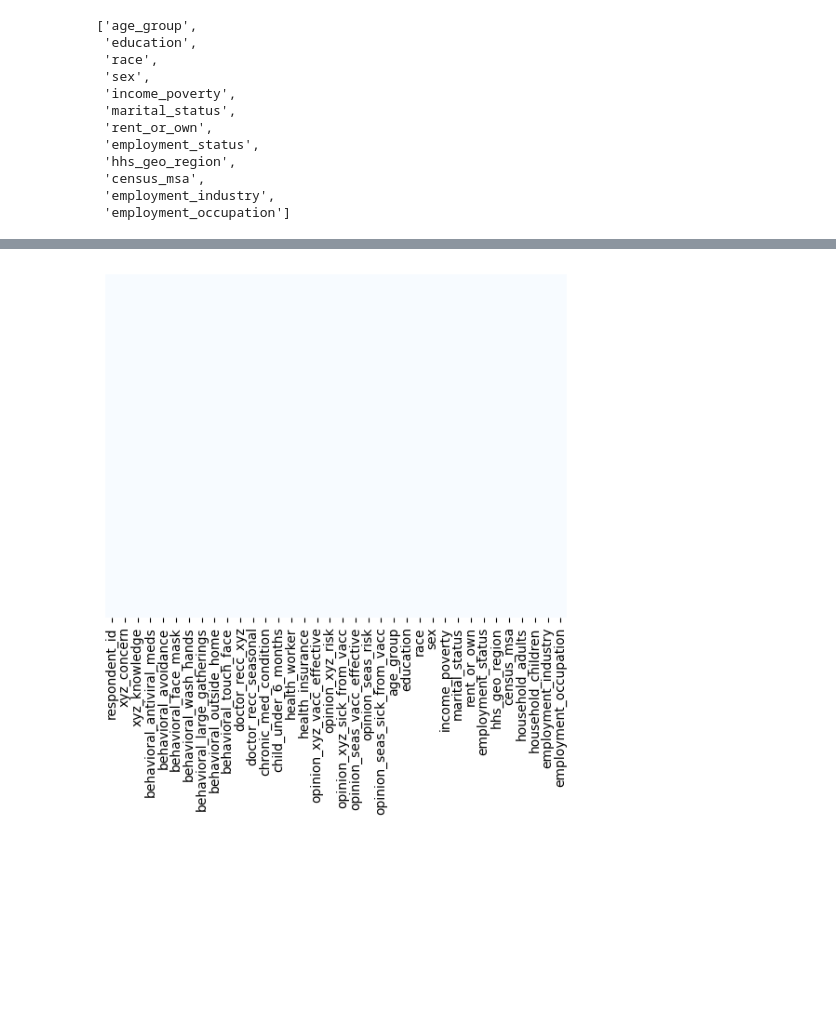
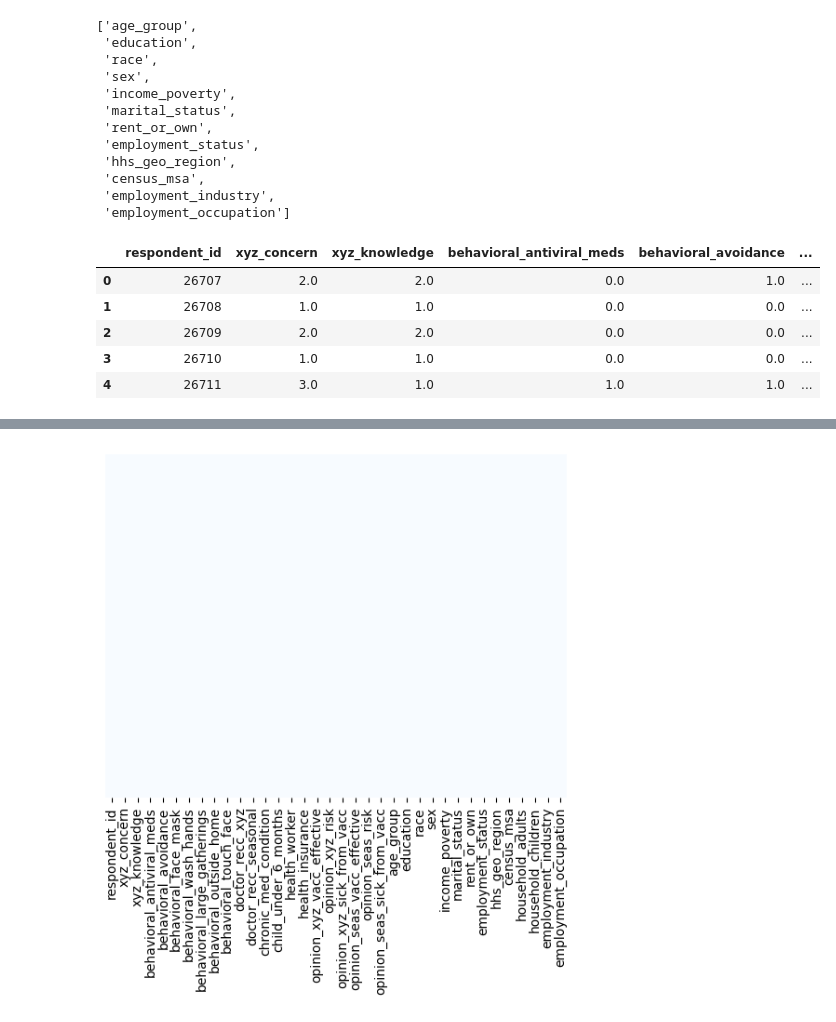
Before and after one commit to ArihantRastogi/hackathon, a Jupyter notebook: hackathon.ipynb, the cells around one changed output, grey strips where cells are left out. Drawn from its saved outputs; the diff is of its cells as text; code cells hidden in the pictures; blank space fills up the shorter version.

```diff
--- a/hackathon.ipynb
+++ b/hackathon.ipynb
@@ -81,3 +81,12 @@ cat_cols
  'census_msa',
  'employment_industry',
  'employment_occupation']
+# %%
+test_set_features.head()
+# %% [output]
+|  | respondent_id | xyz_concern | xyz_knowledge | behavioral_antiviral_meds | behavioral_avoidance | ... |
+| 0 | 26707 | 2.0 | 2.0 | 0.0 | 1.0 | ... |
+| 1 | 26708 | 1.0 | 1.0 | 0.0 | 0.0 | ... |
+| 2 | 26709 | 2.0 | 2.0 | 0.0 | 0.0 | ... |
+| 3 | 26710 | 1.0 | 1.0 | 0.0 | 0.0 | ... |
+| 4 | 26711 | 3.0 | 1.0 | 1.0 | 1.0 | ... |
```
Also changed, not shown: parts of 10 cells of this notebook, 2 other files.
